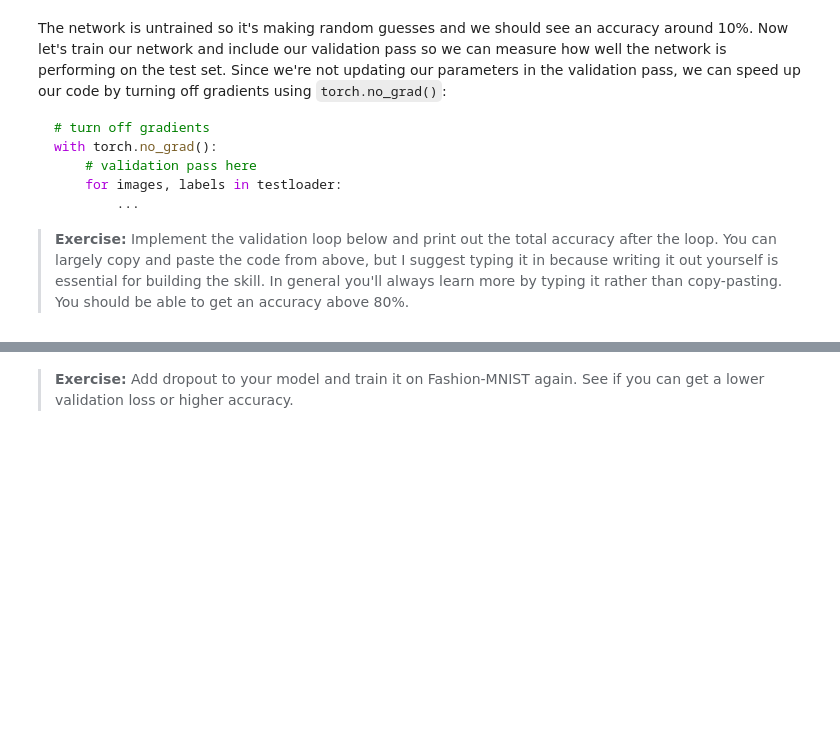
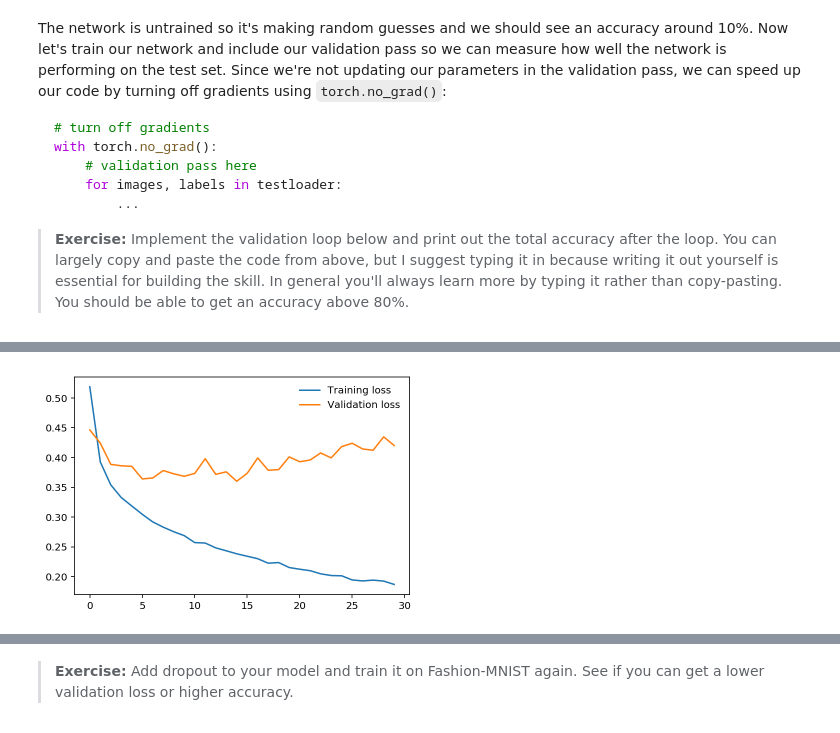
Before and after one commit to ademyanchuk/deep-learning-v2-pytorch, a Jupyter notebook: intro-to-pytorch/Part 5 - Inference and Validation (Exercises).ipynb, the cells around one changed output, grey strips where cells are left out. Drawn from its saved outputs; the diff is of its cells as text; code cells hidden in the pictures; blank space fills up the shorter version.

```diff
--- a/intro-to-pytorch/Part 5 - Inference and Validation (Exercises).ipynb
+++ b/intro-to-pytorch/Part 5 - Inference and Validation (Exercises).ipynb
@@ -144,7 +144,30 @@ for e in range(epochs):
         ## TODO: Implement the validation pass and print out the validation accuracy
         # turn off gradients
         with torch.no_grad():
+            accuracy = 0
+            test_loss = 0
             # validation pass here
             for images, labels in testloader:
-                logps = model(images)
+                # get validation class probas
+                log_ps = model(images)
+
+                loss = criterion(log_ps, labels)
+                test_loss += loss.item()
+                ps = torch.exp(log_ps)
+
+                # get top_k == 1 predicted classes
+                _, top_class = torch.topk(ps, 1)
+                # get equals tensor
+                equals = top_class == labels.view(*top_class.shape)
+                # get running accuracy and acumulate
+                accuracy += torch.mean(equals.type(torch.FloatTensor))
+
+            accuracy = accuracy / len(testloader)
+
+        train_losses.append(running_loss / len(trainloader))
+        test_losses.append(test_loss / len(testloader))
+
+        print(f'Epoch: {e+1}.', end=' ')
+        print(f'Training loss: {running_loss / len(trainloader)}.', end=' ')
+        print(f'Validation loss: {test_loss / len(testloader)}', end=' ')
         print(f'Accuracy: {accuracy.item()*100}%')
@@ -151,3 +196,9 @@ for e in range(epochs):
+# %%
+plt.plot(train_losses, label='Training loss')
+plt.plot(test_losses, label='Validation loss')
+plt.legend(frameon=False);
+# %% [output]
+[figure, added]
 # %% [markdown]
 ## Overfitting
 
```
Also changed, not shown: parts of 4 cells of this notebook.
